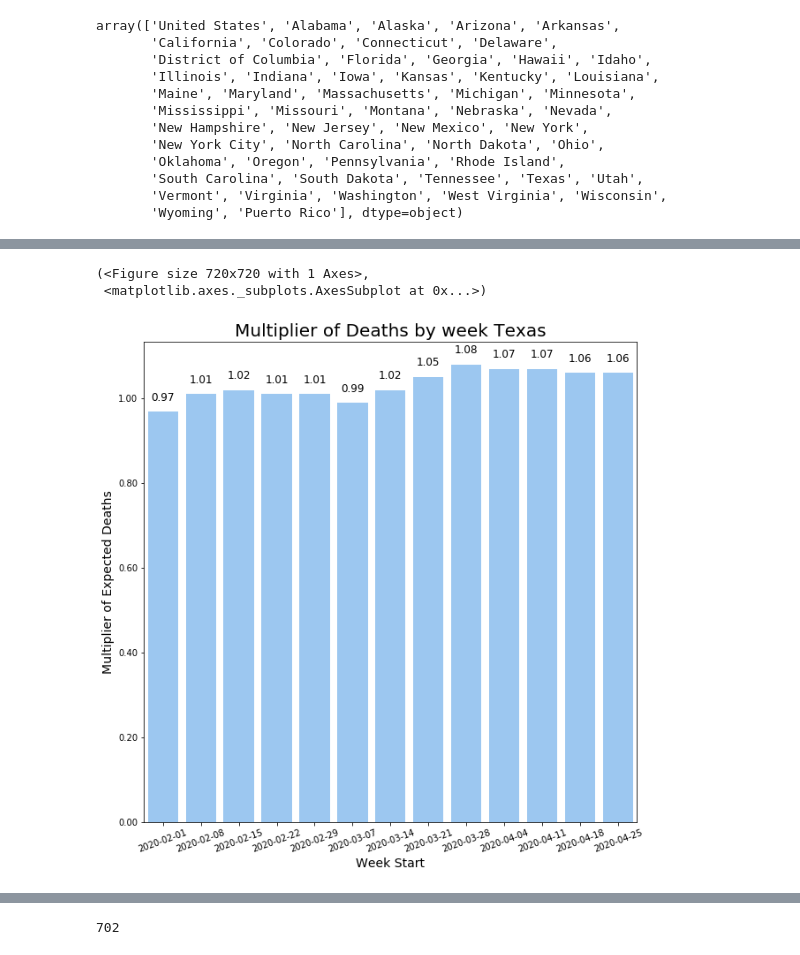
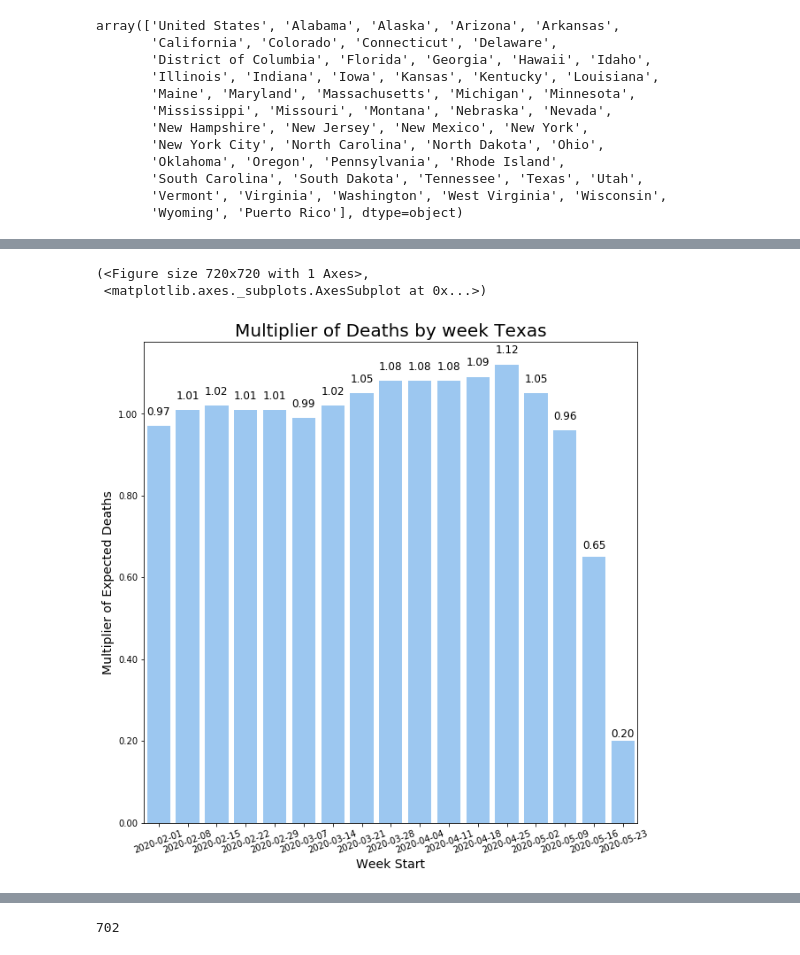
Before and after one commit to jawsem/covid-deaths, a Jupyter notebook: covid_analysis.ipynb, the cells around one changed output, grey strips where cells are left out. Cells and saved outputs as stored; diff of their text form; code cells hidden in the pictures.

```diff
--- a/covid_analysis.ipynb
+++ b/covid_analysis.ipynb
@@ -4,7 +4,7 @@ from sodapy import Socrata
 
 
 client = Socrata("data.cdc.gov",None)
-results = client.get("r8kw-7aab",limit=2000)
+results = client.get("r8kw-7aab",limit=4000)
 results_df = pd.DataFrame.from_records(results)
 results_df.head()
 # %% [output]
@@ -18,5 +20,5 @@ WARNING:root:Requests made without an app_token will be subject to strict thrott
 # %%
-float_cols=['total_deaths', 'percent_of_expected_deaths', 'pneumonia_deaths','pneumonia_and_covid_deaths', 'influenza_deaths', 'pneumonia_influenza_or_covid']
+float_cols=['total_deaths', 'percent_of_expected_deaths', 'pneumonia_deaths','pneumonia_and_covid_deaths', 'influenza_deaths', 'pneumonia_influenza_or_covid_19_deaths']
 date_cols=['data_as_of','start_week','end_week']
 def transform_df(df,date_cols,float_cols):
     for col in date_cols:
@@ -177,6 +179,6 @@ plot_death_bar(results_df[results_df['start_week']<'2020-05-01'],'Michigan',with
 # %%
-plot_death_bar(results_df[results_df['start_week']<'2020-05-01'],'Texas',with_multiplier='yes')
+plot_death_bar(results_df,'Texas',with_multiplier='yes')
 # %% [output]
 (<Figure size 720x720 with 1 Axes>,
  <matplotlib.axes._subplots.AxesSubplot at 0x...>)
-[figure, old version]
+[figure, new version]
```
Also changed, not shown: parts of 51 cells of this notebook, 1 other file.
